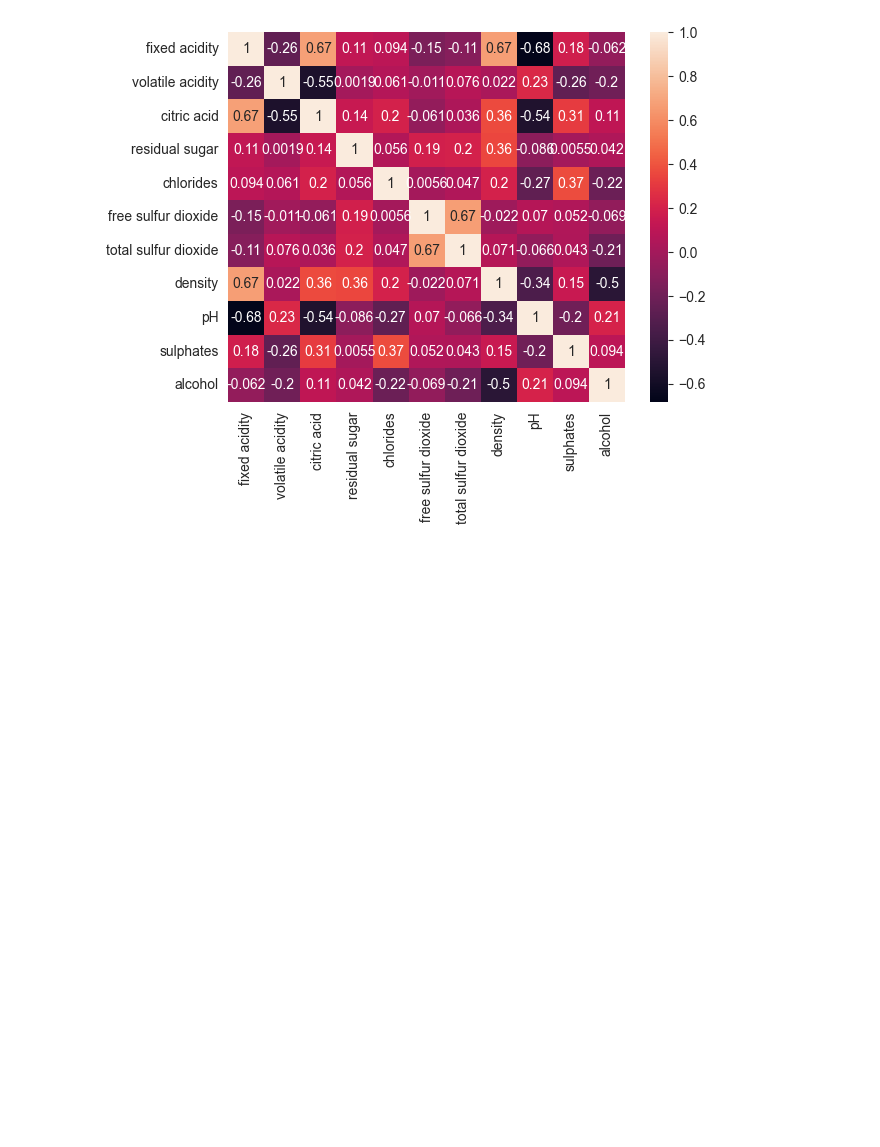
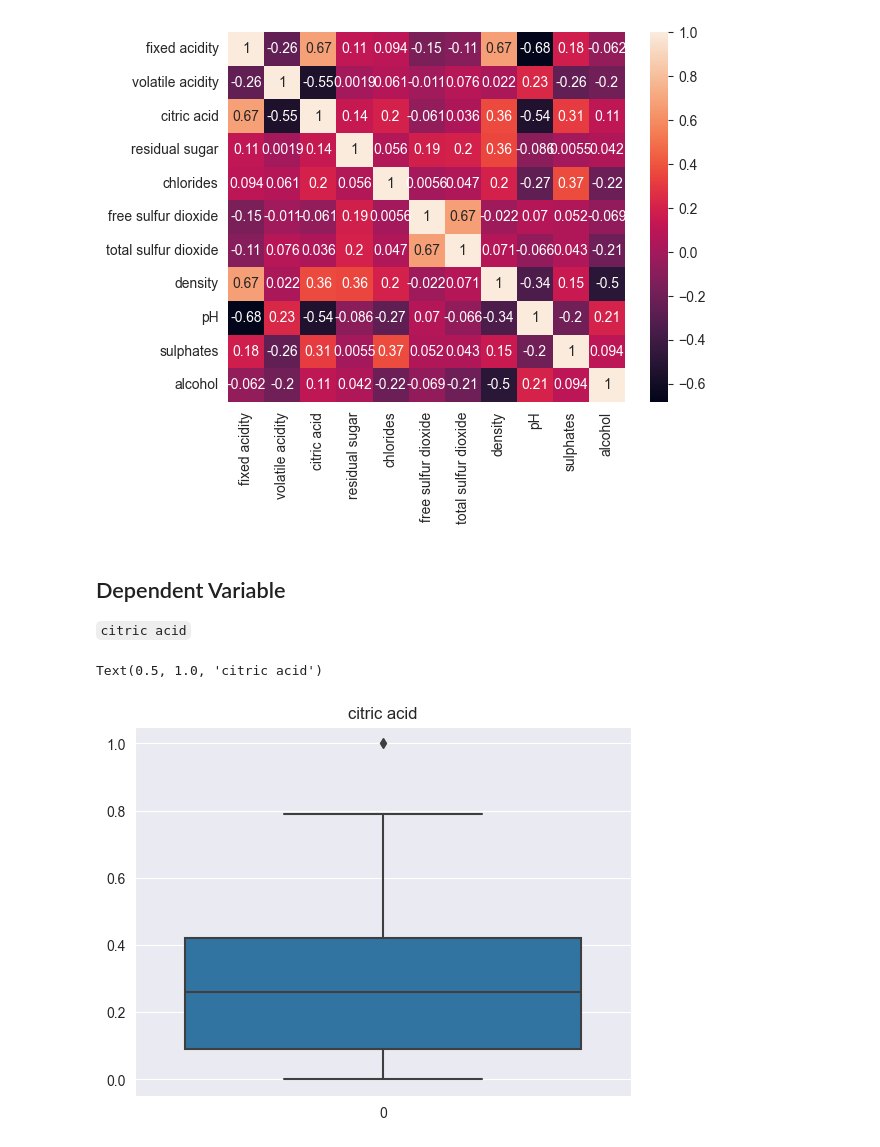
Before and after one commit to kisaragiRY/ML-linear-regression, a Jupyter notebook: notebooks/0-data-preparation/01-visualize-data.ipynb, the cells around one changed output. Drawn from its saved outputs; the diff is of its cells as text; code cells hidden in the pictures; blank space fills up the shorter version.

Commit message:
changed dependent variable

```diff
--- a/notebooks/0-data-preparation/01-visualize-data.ipynb
+++ b/notebooks/0-data-preparation/01-visualize-data.ipynb
@@ -76,3 +67,12 @@ sns.heatmap(df.drop("quality",axis=1).corr(), annot=True)
 # %% [output]
 <AxesSubplot: >
 [figure]
+# %% [markdown]
+## Dependent Variable
+`citric acid`
+# %%
+sns.boxplot(df["citric acid"])
+plt.title("citric acid")
+# %% [output]
+Text(0.5, 1.0, 'citric acid')
+[figure, added]
```
Also changed, not shown: parts of 2 cells of this notebook, 3 other files.
